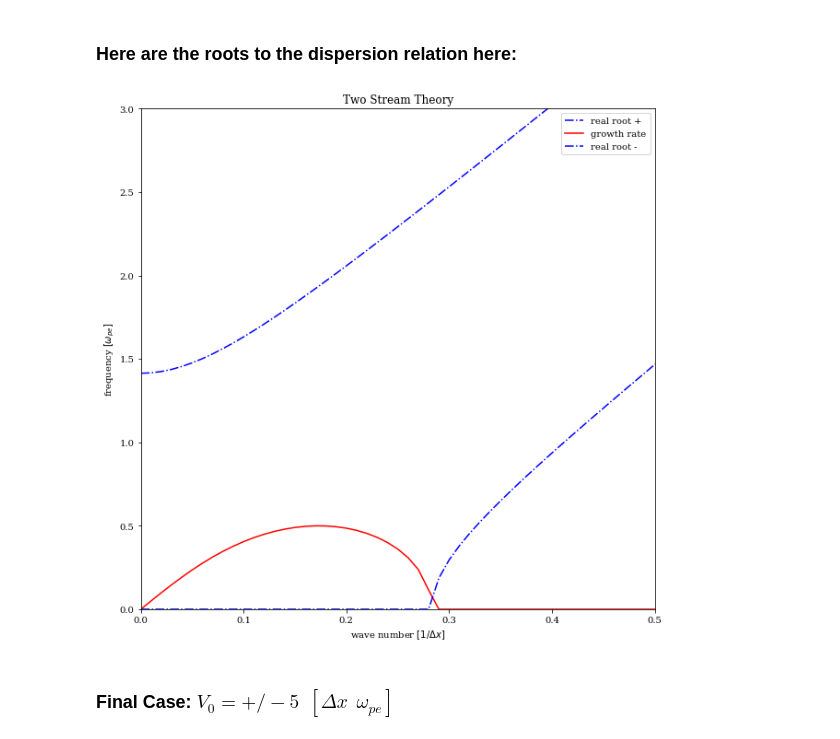
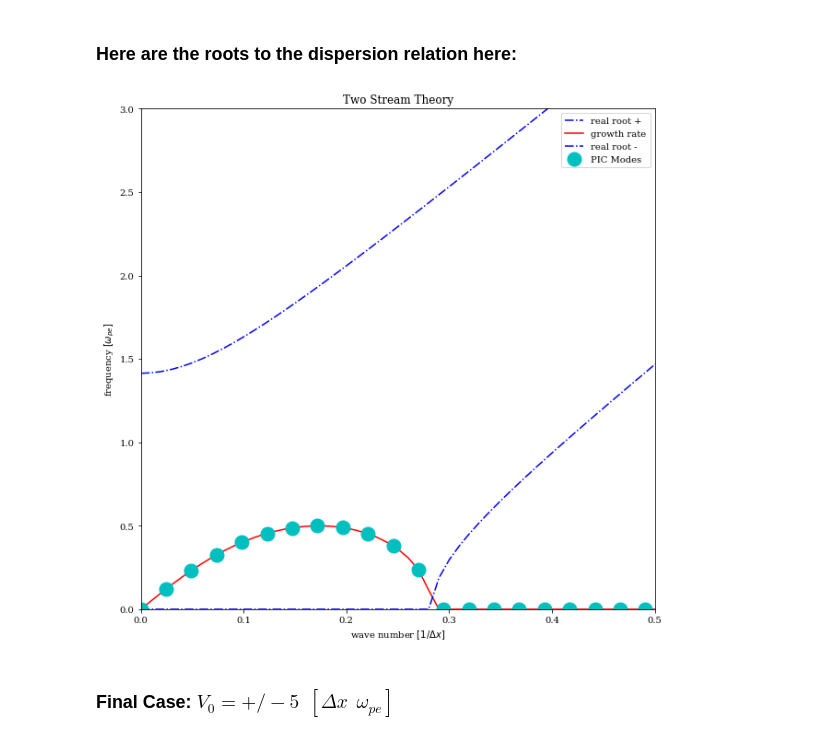
Before and after one commit to UCLA-Plasma-Simulation-Group/JupyterPIC, a Jupyter notebook: notebooks/two-stream/Two-Stream-Only-Notebook.ipynb, the cells around one changed output. Cells and saved outputs as stored; diff of their text form; code cells hidden in the pictures.

```diff
--- a/notebooks/two-stream/Two-Stream-Only-Notebook.ipynb
+++ b/notebooks/two-stream/Two-Stream-Only-Notebook.ipynb
@@ -148,7 +158,18 @@ So in this system, only modes 1-3 are unstable according to theory, with the lar
 # %%
 # first let's define the k-axis
 
+################################################################
+################################################################
+## need the simulation size to make the simulation curve
+################################################################
+################################################################
+
+nx=128
+
 karray=np.arange(0,1,0.01)
+k_pic_array=np.arange(0,1,2*3.1415926/nx)
+nmodes=k_pic_array.shape[0]
+omega_pic=np.zeros(nmodes)
 nk=karray.shape[0]
 
 ##################################################################
@@ -177,10 +198,15 @@ for i in range(0,nk):
     omega_minus_r[i]=osiris.tstream_root_minus_r(karray[i],v0,omegap)
     omega_minus_i[i]=osiris.tstream_root_minus_i(karray[i],v0,omegap)
 
+
+for i in range(0,nmodes):
+    omega_pic[i]=osiris.tstream_root_minus_i(k_pic_array[i],v0,omegap)
 plt.figure(figsize=(10,10))
 plt.plot(karray,omega_plus,'b-.',label = 'real root +')
 plt.plot(karray,omega_minus_i,'r',label = 'growth rate')
 plt.plot(karray,omega_minus_r,'b-.',label = 'real root - ')
+
+plt.plot(k_pic_array,omega_pic,'co',label='PIC Modes',markersize=15)
 plt.xlabel('wave number $[1/\Delta x]$')
 plt.ylabel('frequency $[\omega_{pe}]$')
 plt.title('Two Stream Theory in Simulation Units')
@@ -308,34 +344,59 @@ In the previous simulation, modes 1 to mode 3 are unstable.  In this case, we do
 karray=np.arange(0,1,0.01)
 nk=karray.shape[0]
 omegap=1.0
 v0=5.0
+
+################################################################
+################################################################
+## need the simulation size to make the simulation curve
+################################################################
+################################################################
+
+nx=256
+
+karray=np.arange(0,1,0.01)
+k_pic_array=np.arange(0,1,2*3.1415926/nx)
+nmodes=k_pic_array.shape[0]
+omega_pic=np.zeros(nmodes)
+
+
 
 omega_plus=np.zeros(karray.shape[0])
 omega_minus_r=np.zeros(karray.shape[0])
 omega_minus_i=np.zeros(karray.shape[0])
 
 for i in range(0,nk):
     alpha=v0*karray[i]/omegap
     omega_plus[i]=omegap*np.sqrt(1+alpha*alpha+np.sqrt(1+4*alpha*alpha))
     if alpha > np.sqrt(2):
         omega_minus_r[i]= omegap*np.sqrt(1+alpha*alpha-np.sqrt(1+4*alpha*alpha))
         omega_minus_i[i]=0.0
     else:
         omega_minus_i[i] = omegap*np.sqrt(np.sqrt(1+4*alpha*alpha)-1-alpha*alpha)
         omega_minus_r[i] = 0.0
+
+
+for i in range(0,nmodes):
+    omega_pic[i]=osiris.tstream_root_minus_i(k_pic_array[i],v0,omegap)
+
+
 plt.figure(figsize=(10,10))
 plt.plot(karray,omega_plus,'b-.',label = 'real root +')
 plt.plot(karray,omega_minus_i,'r',label = 'growth rate')
 plt.plot(karray,omega_minus_r,'b-.',label = 'real root - ')
+
+plt.plot(k_pic_array,omega_pic,'co',label='PIC Modes',markersize=15)
+
+
 plt.xlabel('wave number $[1/\Delta x]$')
 plt.ylabel('frequency $[\omega_{pe}]$')
 plt.title('Two Stream Theory')
 plt.xlim((0,0.5))
 plt.ylim((0,3))
 plt.legend()
 plt.show()
 # %% [output]
-[figure, old version]
+[figure, new version]
 # %% [markdown]
 ###  Final Case:  $V_0 = +/- 5 \ \ [\Delta x \ \ \omega_{pe}]$
 # %%
```
Also changed, not shown: parts of 18 cells of this notebook, 2 other files.
